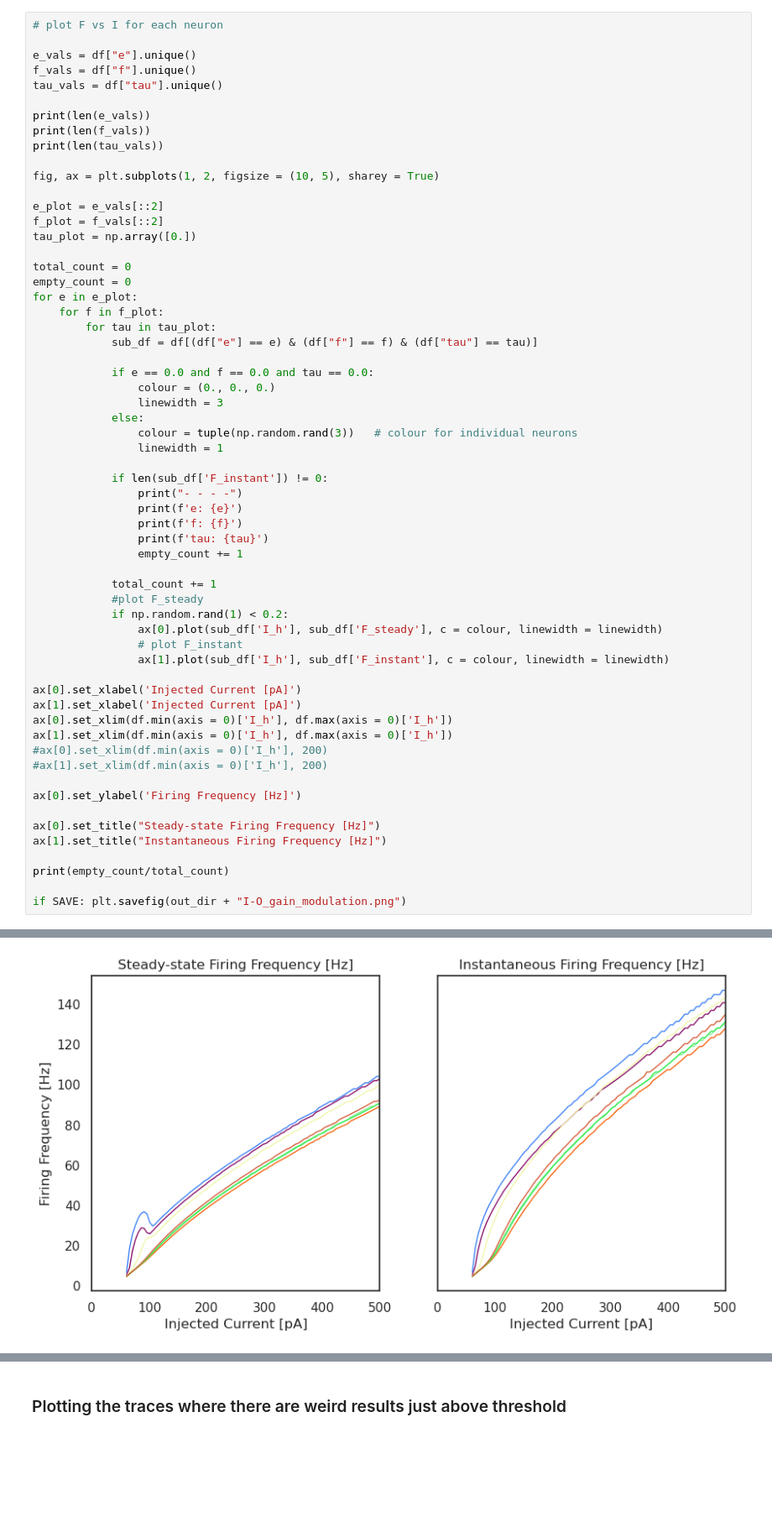
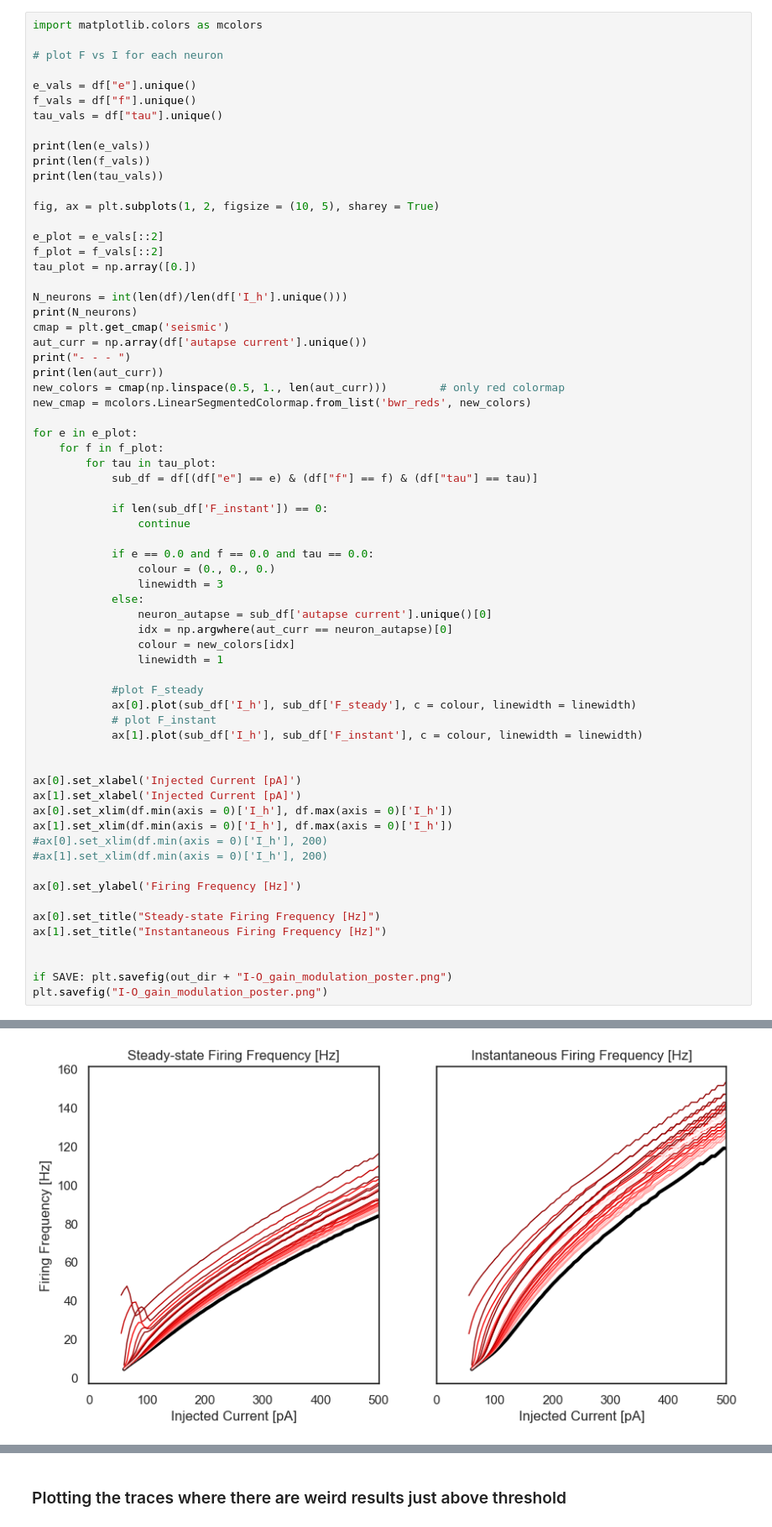
Before and after one commit to liammcs10/AQUA_project, a Jupyter notebook: bursting/plotting_gain.ipynb, the cells around one changed output, grey strips where cells are left out. Shown at 84% size. Drawn from its saved outputs; the diff is of its cells as text; blank space fills up the shorter version.

```diff
--- a/bursting/plotting_gain.ipynb
+++ b/bursting/plotting_gain.ipynb
@@ -54,6 +55,8 @@ Index(['e', 'f', 'tau', 'autapse current', 'autapse delay', 'I_h', 'F_instant',
 1099    126.582278
 Name: F_instant, Length: 50100, dtype: float64
 # %%
+import matplotlib.colors as mcolors
+
 # plot F vs I for each neuron
 
 e_vals = df["e"].unique()
@@ -70,33 +73,37 @@ e_plot = e_vals[::2]
 f_plot = f_vals[::2]
 tau_plot = np.array([0.])
 
-total_count = 0
-empty_count = 0
+N_neurons = int(len(df)/len(df['I_h'].unique()))
+print(N_neurons)
+cmap = plt.get_cmap('seismic')
+aut_curr = np.array(df['autapse current'].unique())
+print("- - - ")
+print(len(aut_curr))
+new_colors = cmap(np.linspace(0.5, 1., len(aut_curr)))        # only red colormap
+new_cmap = mcolors.LinearSegmentedColormap.from_list('bwr_reds', new_colors)
+
 for e in e_plot:
     for f in f_plot:
         for tau in tau_plot:
             sub_df = df[(df["e"] == e) & (df["f"] == f) & (df["tau"] == tau)]
 
+            if len(sub_df['F_instant']) == 0:
+                continue
+
             if e == 0.0 and f == 0.0 and tau == 0.0:
                 colour = (0., 0., 0.)
                 linewidth = 3
             else:
-                colour = tuple(np.random.rand(3))   # colour for individual neurons
+                neuron_autapse = sub_df['autapse current'].unique()[0]
+                idx = np.argwhere(aut_curr == neuron_autapse)[0]
+                colour = new_colors[idx]
                 linewidth = 1
 
-            if len(sub_df['F_instant']) != 0:
-                print("- - - -")
-                print(f'e: {e}')
-                print(f'f: {f}')
-                print(f'tau: {tau}')
-                empty_count += 1
+            #plot F_steady
+            ax[0].plot(sub_df['I_h'], sub_df['F_steady'], c = colour, linewidth = linewidth)
+            # plot F_instant
+            ax[1].plot(sub_df['I_h'], sub_df['F_instant'], c = colour, linewidth = linewidth)
 
-            total_count += 1
-            #plot F_steady
-            if np.random.rand(1) < 0.2:
-                ax[0].plot(sub_df['I_h'], sub_df['F_steady'], c = colour, linewidth = linewidth)
-                # plot F_instant
-                ax[1].plot(sub_df['I_h'], sub_df['F_instant'], c = colour, linewidth = linewidth)
 
 ax[0].set_xlabel('Injected Current [pA]')
 ax[1].set_xlabel('Injected Current [pA]')
@@ -110,9 +117,9 @@ ax[0].set_ylabel('Firing Frequency [Hz]')
 ax[0].set_title("Steady-state Firing Frequency [Hz]")
 ax[1].set_title("Instantaneous Firing Frequency [Hz]")
 
-print(empty_count/total_count)
 
-if SAVE: plt.savefig(out_dir + "I-O_gain_modulation.png")
+if SAVE: plt.savefig(out_dir + "I-O_gain_modulation_poster.png")
+plt.savefig("I-O_gain_modulation_poster.png")
 # %% [output]
 11
 11
@@ -134,4 +130,4 @@ tau: 0.0
-[figure, old version]
+[figure, new version]
 # %%
 # plot heatmap of F-steady/instant versus autapse current and delay...
 
```
Also changed, not shown: parts of 12 cells of this notebook, 8 other files.
